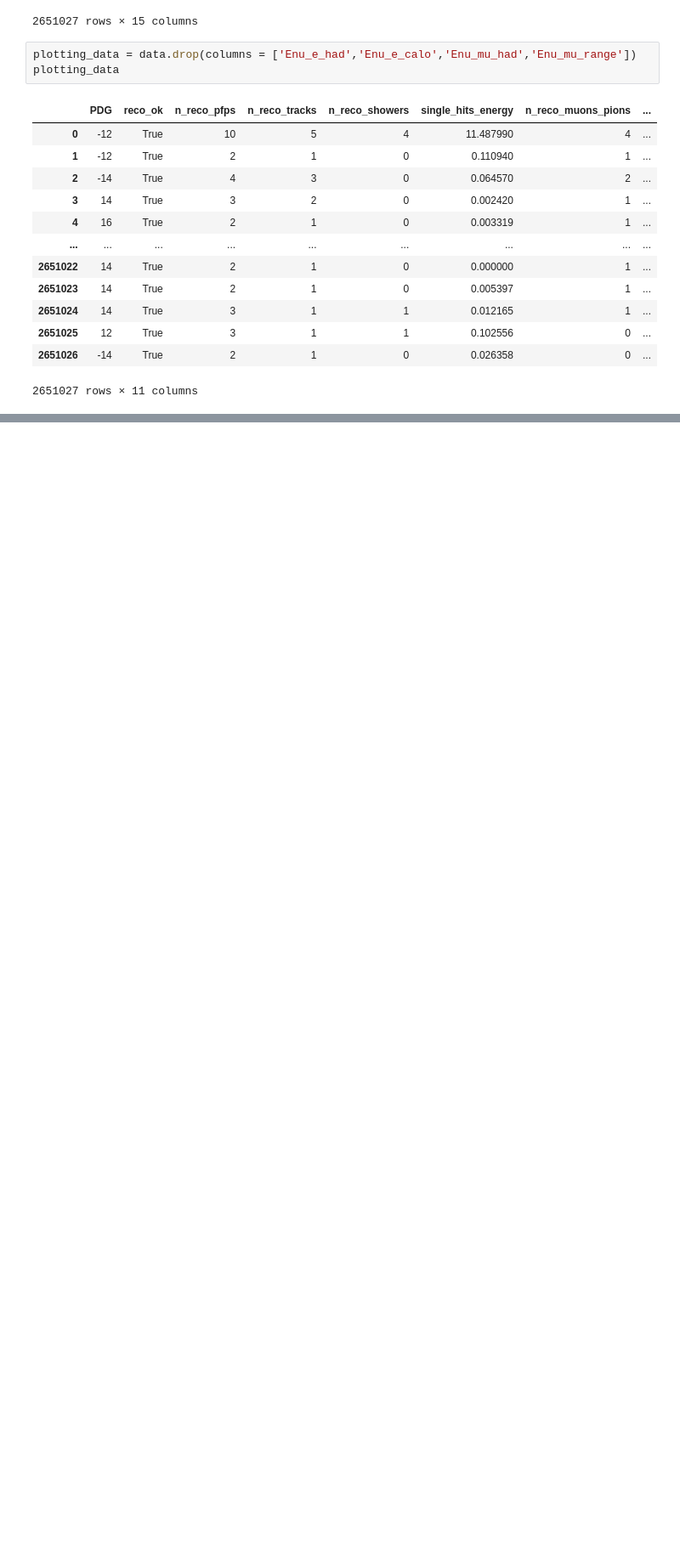
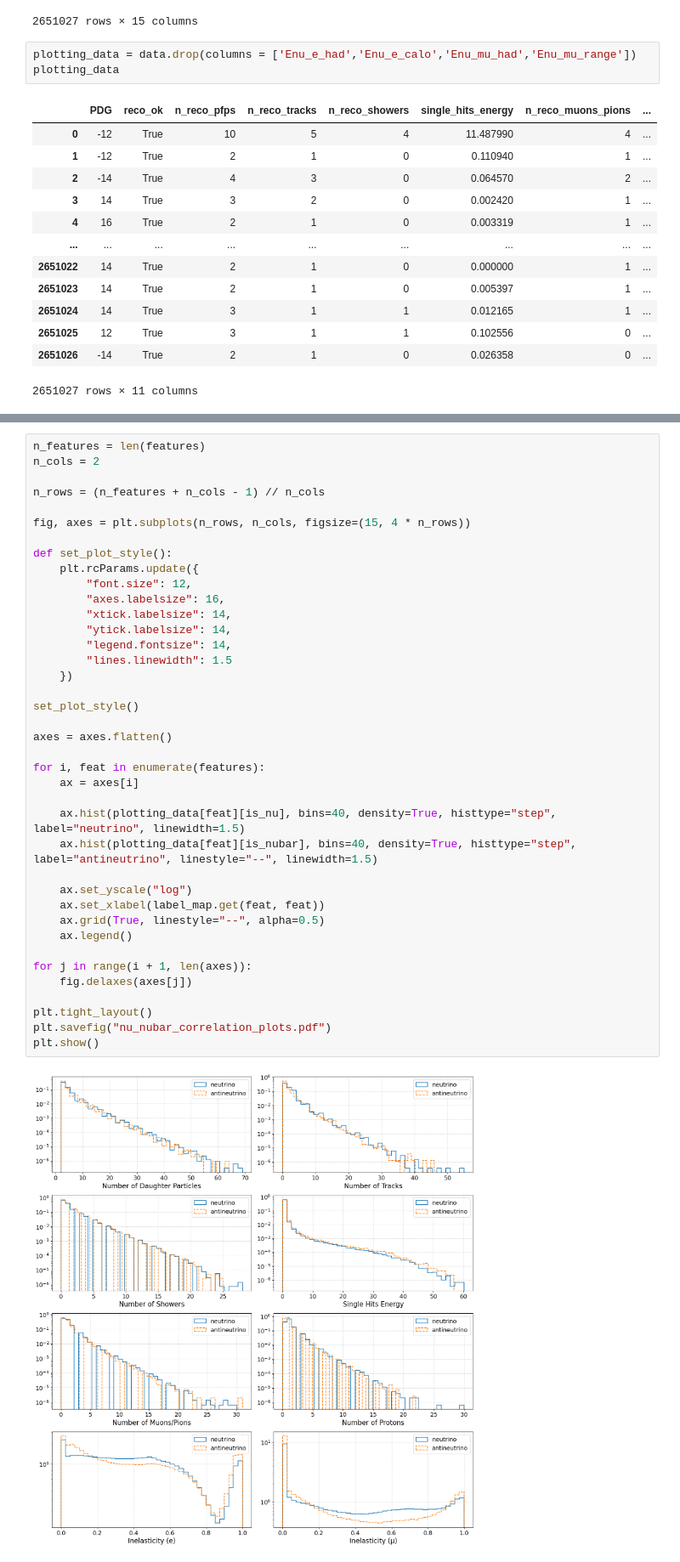
Before and after one commit to bristol-dune/atmospherics-tools, a Jupyter notebook: fast-osc-feedback/nu-nu_bar-BDT/nu-nubar correlation plots.ipynb, the cells around one changed output, grey strips where cells are left out. Shown at 85% size. Saved outputs shown, nothing was run; the diff lists cells and outputs as text; blank space fills up the shorter version.

```diff
--- a/fast-osc-feedback/nu-nu_bar-BDT/nu-nubar correlation plots.ipynb
+++ b/fast-osc-feedback/nu-nu_bar-BDT/nu-nubar correlation plots.ipynb
@@ -122,0 +156,41 @@ for feat in features:
+# %%
+n_features = len(features)
+n_cols = 2
+
+n_rows = (n_features + n_cols - 1) // n_cols
+
+fig, axes = plt.subplots(n_rows, n_cols, figsize=(15, 4 * n_rows))
+
+def set_plot_style():
+	plt.rcParams.update({
+		"font.size": 12,
+		"axes.labelsize": 16,
+		"xtick.labelsize": 14,
+		"ytick.labelsize": 14,
+		"legend.fontsize": 14,
+		"lines.linewidth": 1.5
+	})
+
+set_plot_style()
+
+axes = axes.flatten()
+
+for i, feat in enumerate(features):
+    ax = axes[i]
+
+    ax.hist(plotting_data[feat][is_nu], bins=40, density=True, histtype="step", label="neutrino", linewidth=1.5)
+    ax.hist(plotting_data[feat][is_nubar], bins=40, density=True, histtype="step", label="antineutrino", linestyle="--", linewidth=1.5)
+
+    ax.set_yscale("log")
+    ax.set_xlabel(label_map.get(feat, feat))
+    ax.grid(True, linestyle="--", alpha=0.5)
+    ax.legend()
+
+for j in range(i + 1, len(axes)):
+    fig.delaxes(axes[j])
+
+plt.tight_layout()
+plt.savefig("nu_nubar_correlation_plots.pdf")
+plt.show()
+# %% [output]
+[figure, added]
```
Also changed, not shown: parts of 2 cells of this notebook, 15 other files.
